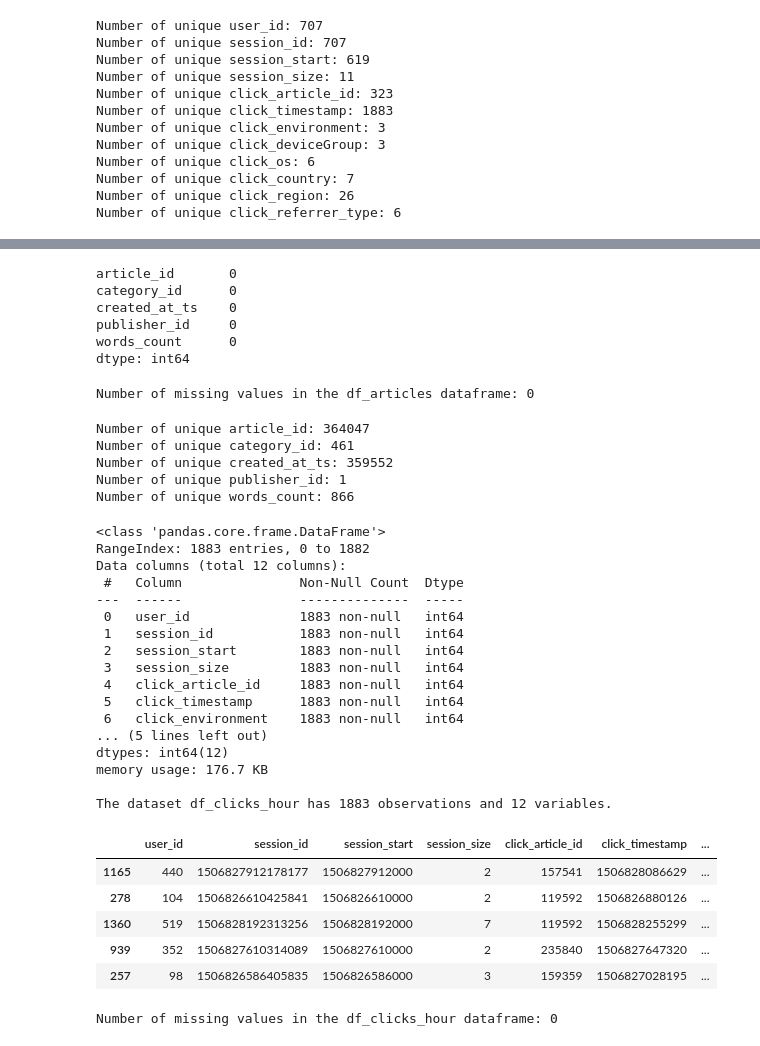
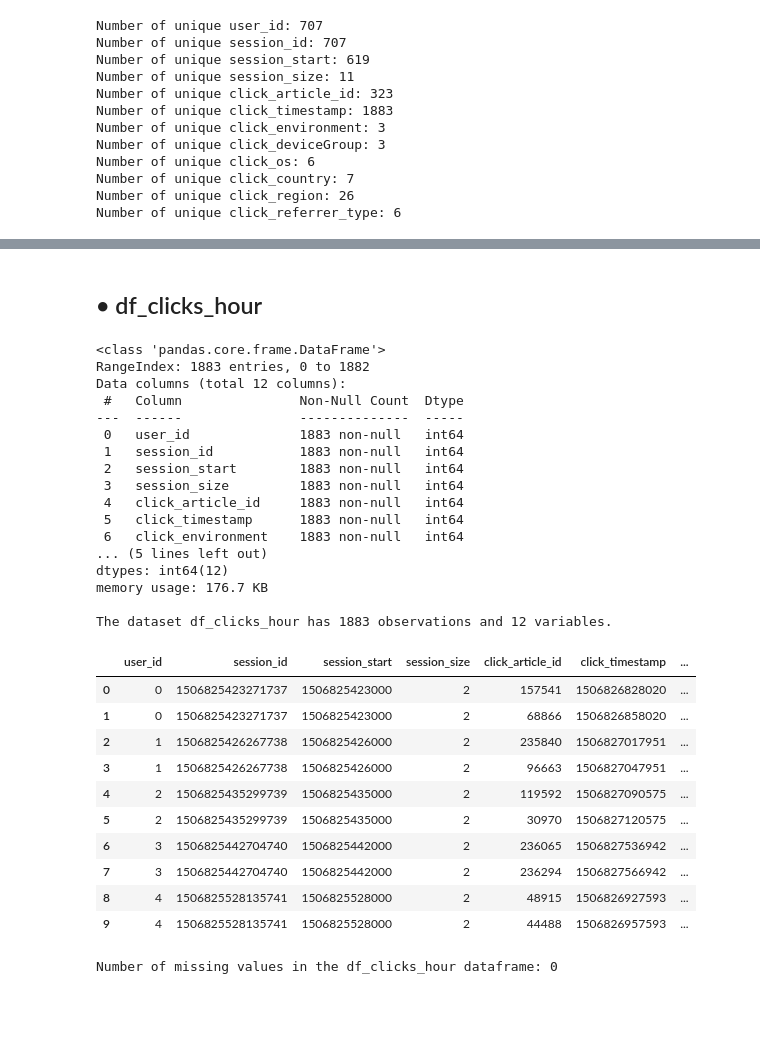
Before and after one commit to jfsubrini/ia-project9, a Jupyter notebook: Subrini_JeanFrancois_2_scripts_012023.ipynb, the cells around one changed output, grey strips where cells are left out. Saved outputs shown, nothing was run; the diff lists cells and outputs as text; code cells hidden in the pictures; blank space fills up the shorter version.

```diff
--- a/Subrini_JeanFrancois_2_scripts_012023.ipynb
+++ b/Subrini_JeanFrancois_2_scripts_012023.ipynb
@@ -99,13 +110,15 @@ B - DATA COLLECTION & DESCRIPTION - EDA</div></h3>
 # %%
-# Creation of pandas DataFrames with 9 Olist .csv files.
+# Creation of pandas DataFrames with CSV files.
 df_clicks = pd.read_csv(
     'datasets/clicks_sample.csv', sep=',', low_memory=False)
 df_articles = pd.read_csv(
     'datasets/articles_metadata.csv', sep=',', low_memory=False)
+df_clicks_hour = pd.read_csv(
+    'datasets/clicks/clicks_hour_000.csv', sep=',', low_memory=False)
 
 # Max display of rows and columns.
-pd.set_option('display.max_rows', 14000)
-pd.set_option('display.max_columns', 120)
+pd.set_option('display.max_rows', 500)
+pd.set_option('display.max_columns', 15)
 
 # Style for the plots.
 plt.style.use('fivethirtyeight')
@@ -217,25 +194,0 @@ The dataset df_articles has 364047 observations and 5 variables.
-# %%
-# Number of missing values by column.
-df_articles.isna().sum()
-# %% [output]
-article_id       0
-category_id      0
-created_at_ts    0
-publisher_id     0
-words_count      0
-dtype: int64
-# %%
-print('\033[1m' + f"Number of missing values in the df_articles dataframe: \
-{df_articles.isna().sum().sum()}" + '\033[0m')
-# %% [output]
-Number of missing values in the df_articles dataframe: 0
-# %%
-# Number of unique values for each columns of df_articles.
-cols = df_articles.columns.tolist()
-unique_values(df_articles, cols)
-# %% [output]
-Number of unique article_id: 364047
-Number of unique category_id: 461
-Number of unique created_at_ts: 359552
-Number of unique publisher_id: 1
-Number of unique words_count: 866
@@ -245,34 +195,41 @@ df_clicks_hour = pd.read_csv(
+# %% [markdown]
+## • df_clicks_hour
 # %%
-# Information and shape about the df_clicks DataFrame.
+# Information and shape about the df_clicks_hour DataFrame.
 df_clicks_hour.info(memory_usage='deep')
-print('\033[1m' + f"\nThe dataset df_clicks_hour has {df_clicks_hour.shape[0]} \
-observations and {df_clicks_hour.shape[1]} variables." + '\033[0m')
-# 5 samples of rows with all the columns.
-df_clicks_hour.sample(5)
+print(f"\033[1m\nThe dataset df_clicks_hour has {df_clicks_hour.shape[0]} \
+observations and {df_clicks_hour.shape[1]} variables.\033[0m")
+# 10 first rows with all the columns.
+df_clicks_hour.head(10)
 # %% [output]
 <class 'pandas.core.frame.DataFrame'>
 RangeIndex: 1883 entries, 0 to 1882
 Data columns (total 12 columns):
  #   Column               Non-Null Count  Dtype
 ---  ------               --------------  -----
  0   user_id              1883 non-null   int64
  1   session_id           1883 non-null   int64
  2   session_start        1883 non-null   int64
  3   session_size         1883 non-null   int64
  4   click_article_id     1883 non-null   int64
  5   click_timestamp      1883 non-null   int64
  6   click_environment    1883 non-null   int64
 ... (5 lines left out)
 dtypes: int64(12)
 memory usage: 176.7 KB
 
 The dataset df_clicks_hour has 1883 observations and 12 variables.
 |  | user_id | session_id | session_start | session_size | click_article_id | click_timestamp | ... |
-| 1165 | 440 | 1506827912178177 | 1506827912000 | 2 | 157541 | 1506828086629 | ... |
-| 278 | 104 | 1506826610425841 | 1506826610000 | 2 | 119592 | 1506826880126 | ... |
-| 1360 | 519 | 1506828192313256 | 1506828192000 | 7 | 119592 | 1506828255299 | ... |
-| 939 | 352 | 1506827610314089 | 1506827610000 | 2 | 235840 | 1506827647320 | ... |
-| 257 | 98 | 1506826586405835 | 1506826586000 | 3 | 159359 | 1506827028195 | ... |
+| 0 | 0 | 1506825423271737 | 1506825423000 | 2 | 157541 | 1506826828020 | ... |
+| 1 | 0 | 1506825423271737 | 1506825423000 | 2 | 68866 | 1506826858020 | ... |
+| 2 | 1 | 1506825426267738 | 1506825426000 | 2 | 235840 | 1506827017951 | ... |
+| 3 | 1 | 1506825426267738 | 1506825426000 | 2 | 96663 | 1506827047951 | ... |
+| 4 | 2 | 1506825435299739 | 1506825435000 | 2 | 119592 | 1506827090575 | ... |
+| 5 | 2 | 1506825435299739 | 1506825435000 | 2 | 30970 | 1506827120575 | ... |
+| 6 | 3 | 1506825442704740 | 1506825442000 | 2 | 236065 | 1506827536942 | ... |
+| 7 | 3 | 1506825442704740 | 1506825442000 | 2 | 236294 | 1506827566942 | ... |
+| 8 | 4 | 1506825528135741 | 1506825528000 | 2 | 48915 | 1506826927593 | ... |
+| 9 | 4 | 1506825528135741 | 1506825528000 | 2 | 44488 | 1506826957593 | ... |
 # %%
 print('\033[1m' + f"Number of missing values in the df_clicks_hour dataframe: \
 {df_clicks_hour.isna().sum().sum()}" + '\033[0m')
```
Also changed, not shown: parts of 89 cells of this notebook.
